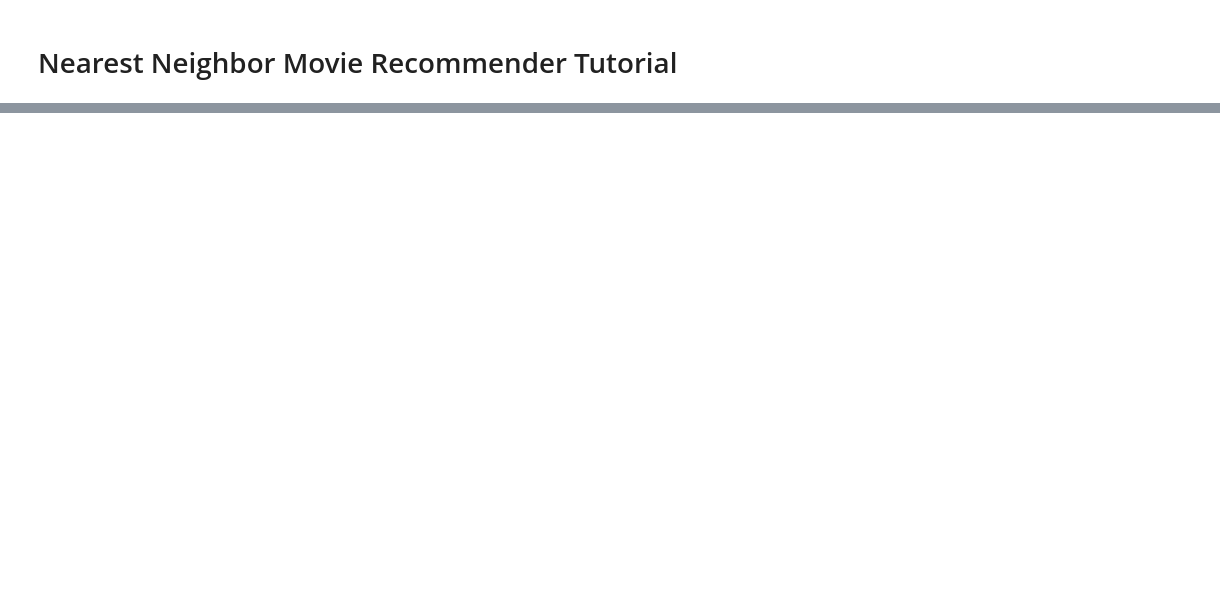
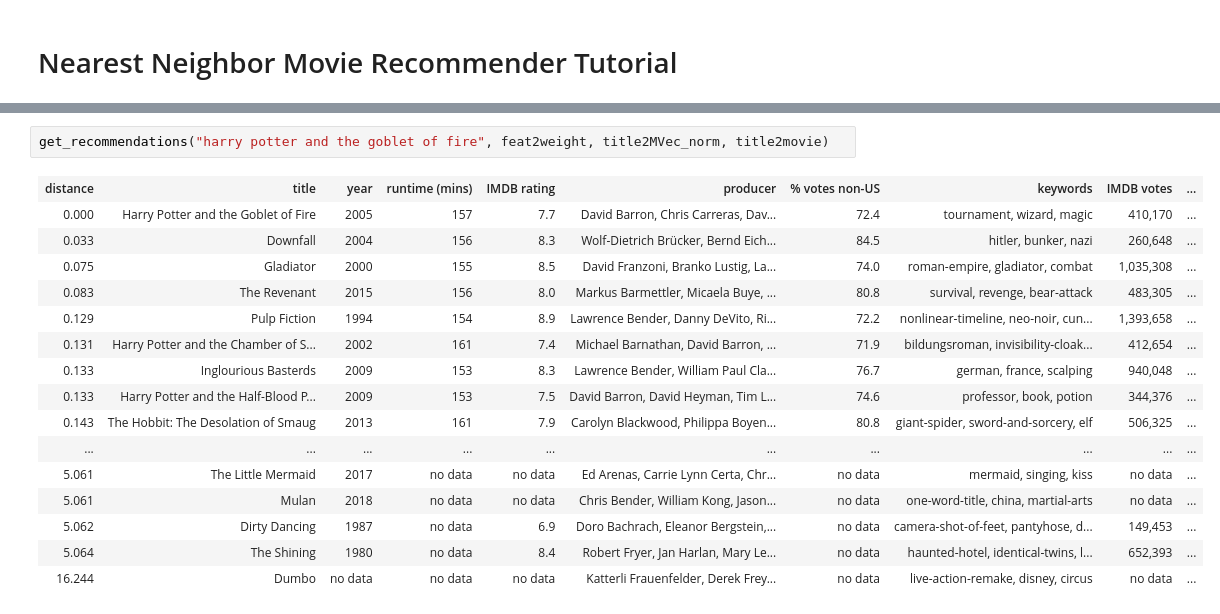
Before and after one commit to abisee/movie-recommender, a Jupyter notebook: movie-recommender.ipynb, the cells around one changed output, grey strips where cells are left out. Drawn from its saved outputs; the diff is of its cells as text; blank space fills up the shorter version.

```diff
--- a/movie-recommender.ipynb
+++ b/movie-recommender.ipynb
@@ -42,0 +64,19 @@ To check the quality of your recommendations on the entire dataset, you can run
+# %%
+get_recommendations("harry potter and the goblet of fire", feat2weight, title2MVec_norm, title2movie)
+# %% [output]
+| distance | title | year | runtime (mins) | IMDB rating | producer | % votes non-US | keywords | IMDB votes | ... |
+| 0.000 | Harry Potter and the Goblet of Fire | 2005 | 157 | 7.7 | David Barron, Chris Carreras, Dav... | 72.4 | tournament, wizard, magic | 410,170 | ... |
+| 0.033 | Downfall | 2004 | 156 | 8.3 | Wolf-Dietrich Brücker, Bernd Eich... | 84.5 | hitler, bunker, nazi | 260,648 | ... |
+| 0.075 | Gladiator | 2000 | 155 | 8.5 | David Franzoni, Branko Lustig, La... | 74.0 | roman-empire, gladiator, combat | 1,035,308 | ... |
+| 0.083 | The Revenant | 2015 | 156 | 8.0 | Markus Barmettler, Micaela Buye, ... | 80.8 | survival, revenge, bear-attack | 483,305 | ... |
+| 0.129 | Pulp Fiction | 1994 | 154 | 8.9 | Lawrence Bender, Danny DeVito, Ri... | 72.2 | nonlinear-timeline, neo-noir, cun... | 1,393,658 | ... |
+| 0.131 | Harry Potter and the Chamber of S... | 2002 | 161 | 7.4 | Michael Barnathan, David Barron, ... | 71.9 | bildungsroman, invisibility-cloak... | 412,654 | ... |
+| 0.133 | Inglourious Basterds | 2009 | 153 | 8.3 | Lawrence Bender, William Paul Cla... | 76.7 | german, france, scalping | 940,048 | ... |
+| 0.133 | Harry Potter and the Half-Blood P... | 2009 | 153 | 7.5 | David Barron, David Heyman, Tim L... | 74.6 | professor, book, potion | 344,376 | ... |
+| 0.143 | The Hobbit: The Desolation of Smaug | 2013 | 161 | 7.9 | Carolyn Blackwood, Philippa Boyen... | 80.8 | giant-spider, sword-and-sorcery, elf | 506,325 | ... |
+| ... | ... | ... | ... | ... | ... | ... | ... | ... | ... |
+| 5.061 | The Little Mermaid | 2017 | no data | no data | Ed Arenas, Carrie Lynn Certa, Chr... | no data | mermaid, singing, kiss | no data | ... |
+| 5.061 | Mulan | 2018 | no data | no data | Chris Bender, William Kong, Jason... | no data | one-word-title, china, martial-arts | no data | ... |
+| 5.062 | Dirty Dancing | 1987 | no data | 6.9 | Doro Bachrach, Eleanor Bergstein,... | no data | camera-shot-of-feet, pantyhose, d... | 149,453 | ... |
+| 5.064 | The Shining | 1980 | no data | 8.4 | Robert Fryer, Jan Harlan, Mary Le... | no data | haunted-hotel, identical-twins, l... | 652,393 | ... |
+| 16.244 | Dumbo | no data | no data | no data | Katterli Frauenfelder, Derek Frey... | no data | live-action-remake, disney, circus | no data | ... |
```
Also changed, not shown: parts of 9 cells of this notebook, 5 other files.
